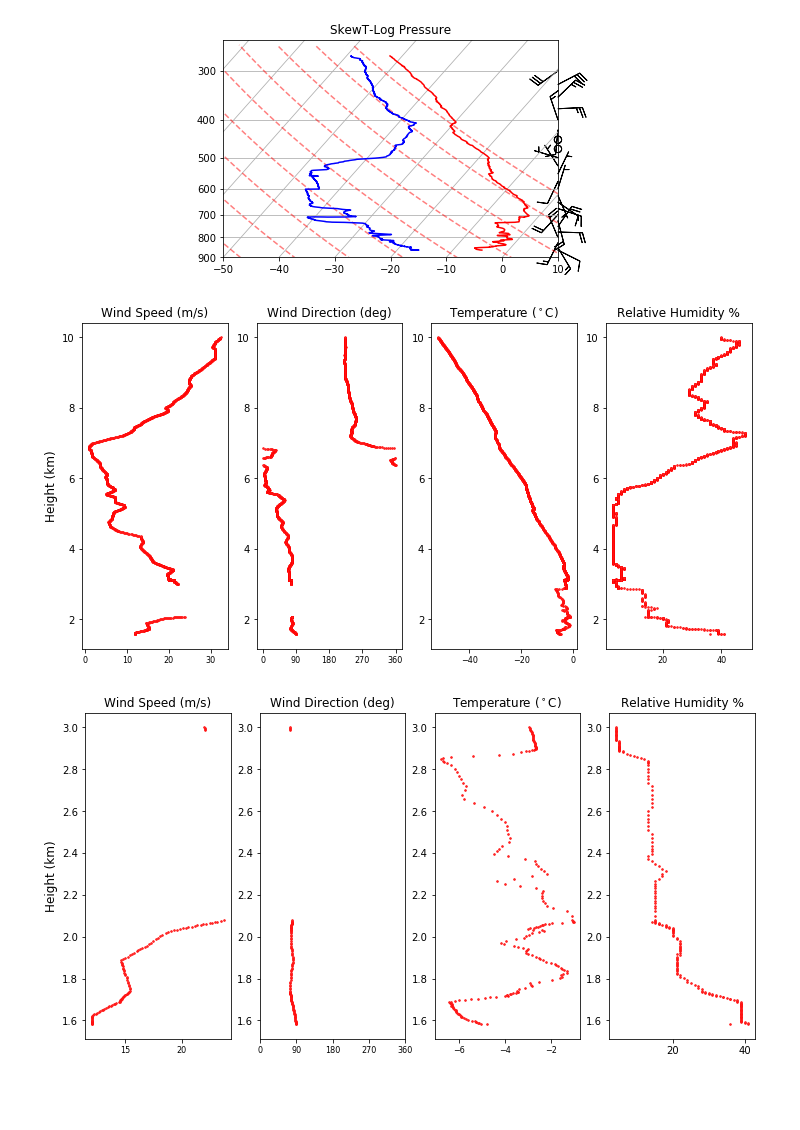
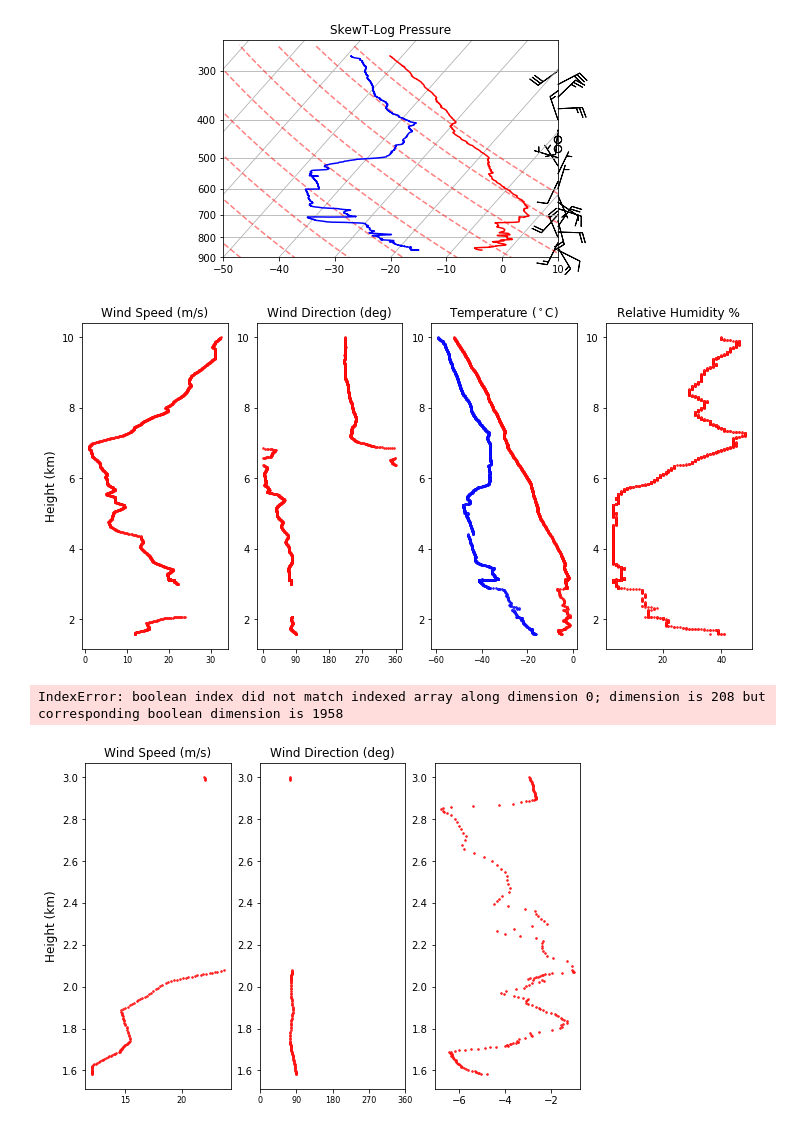
Before and after one commit to johnhorel/atmos_5040_2019, a Jupyter notebook: windsond_plot.ipynb, the cells around one changed output. Saved outputs shown, nothing was run; the diff lists cells and outputs as text; code cells hidden in the pictures; blank space fills up the shorter version.

```diff
--- a/windsond_plot.ipynb
+++ b/windsond_plot.ipynb
@@ -86,9 +86,10 @@ plt.xticks(xtck,fontsize = 8)
 plt.yticks(fontsize = 10)
 #plt.setp(plt.gca(),'yticks', [])
 
-# plot Temperature
+# plot Temperature and Dewpoint temperature
 ax3 = fig.add_subplot(1,4,3)
 plt.plot(te[te!=-9999],alt[te!=-9999],'o',ms=1.5, mfc='white', mec='red')
+plt.plot(td[td!=-9999],alt[td!=-9999],'o',ms=1.5, mfc='white', mec='blue')
 plt.title('Temperature ($^\circ$C)', fontsize = 12)
 plt.xticks(fontsize = 8)
 plt.yticks(fontsize = 10)
@@ -108,7 +109,7 @@ fig.savefig(figname1, bbox_inches='tight',pad_inches=0.05)
 plt.show()
 plt.close()
 # %% [output]
-[figure, old version]
+[figure, new version]
 # %%
 #now plot below 3 km AGL
 figname2 = "./sounding_below_3km.png"
@@ -116,6 +117,7 @@ tag = np.zeros(alt.shape)
 tag[alt<=3] = 1
 alt = alt[tag==1]
 te = te[tag==1]
+td = td[tag==1]
 rh = rh[tag==1]
 spd = spd[tag==1]
 ang = ang[tag==1]
@@ -134,32 +136,34 @@ plt.ylabel("Height (km)", fontsize = 12)
 
 # plot wind direction
 ax2 = fig.add_subplot(1,4,2)
 plt.plot(ang[ang!=-9999],alt[ang!=-9999],'o',ms=1.5, mfc='white', mec='red')
 xtck = [0,90,180,270,360]
 plt.xticks(xtck,fontsize = 8)
 plt.title('Wind Direction (deg)', fontsize = 12)
 plt.xticks(fontsize = 8)
 plt.yticks(fontsize = 10)
 #plt.setp(plt.gca(),'yticks', [])
 
 
-# plot Temperature
+# plot Temperature and dewpoint temperature
 ax3 = fig.add_subplot(1,4,3)
 plt.plot(te[te!=-9999],alt[te!=-9999],'o',ms=1.5, mfc='white', mec='red')
+plt.plot(td[td!=-9999],alt[td!=-9999],'o',ms=1.5, mfc='white', mec='blue')
 plt.title('Temperature ($^\circ$C)', fontsize = 12)
 plt.xticks(fontsize = 8)
 plt.yticks(fontsize = 10)
 #plt.setp(plt.gca(),'yticks', [])
 
 # plot relative humidity
 ax4 = fig.add_subplot(1,4,4)
 plt.plot(rh[rh!=-9999],alt[rh!=-9999],'o',ms=1.5, mfc='white', mec='red')
 plt.title('Relative Humidity %', fontsize = 12)
 #plt.setp(plt.gca(),'yticks', [])
 
 
 fig.savefig(figname2, bbox_inches='tight',pad_inches=0.05)
 plt.show()
 plt.close()
 # %% [output]
+IndexError: boolean index did not match indexed array along dimension 0; dimension is 208 but corresponding boolean dimension is 1958
-[figure, old version]
+[figure, new version]
```
